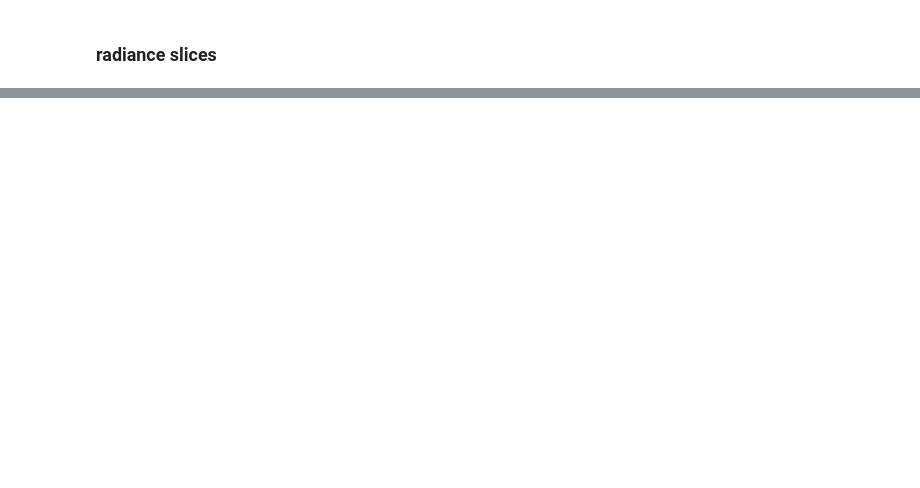
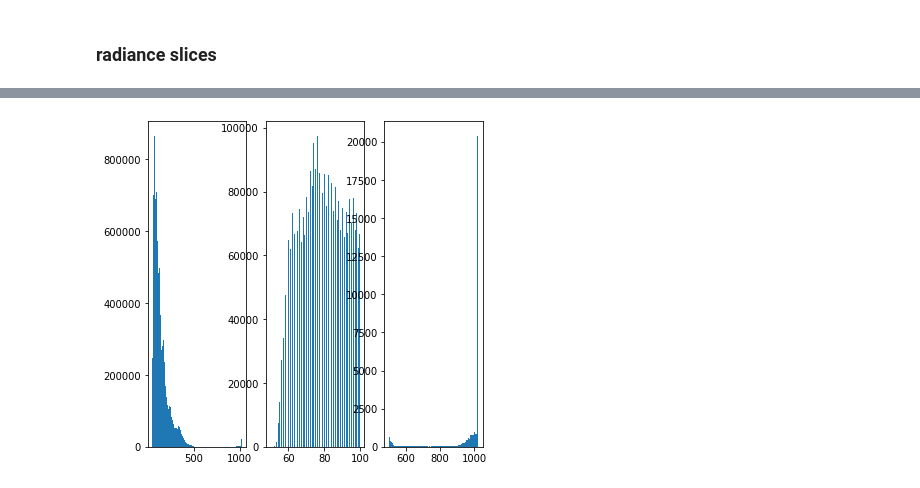
Before and after one commit to cianhwang/hdr_video, a Jupyter notebook: static_videos/read_raw_videos.ipynb, the cells around one changed output, grey strips where cells are left out. Cells and saved outputs as stored; diff of their text form; code cells hidden in the pictures; blank space fills up the shorter version.

```diff
--- a/static_videos/read_raw_videos.ipynb
+++ b/static_videos/read_raw_videos.ipynb
@@ -52,3 +53,13 @@ plt.show()
+# %%
+fig, ax = plt.subplots(1, 3, figsize=(6, 6))
+ax[0].hist(rIm[0].flatten(), bins = 100)
+ax[1].hist(rIm[0].flatten(), bins = 100, range = (50, 100))
+ax[2].hist(rIm[0].flatten(), bins = 100, range = (500, 1023))
+plt.show()
+# plt.boxplot(rIm[0].flatten())
+# plt.show()
+# %% [output]
+[figure, added]
 # %%
 print_stat("rIm[0]", rIm[0])
 # %% [output]
```
Also changed, not shown: parts of 6 cells of this notebook.
